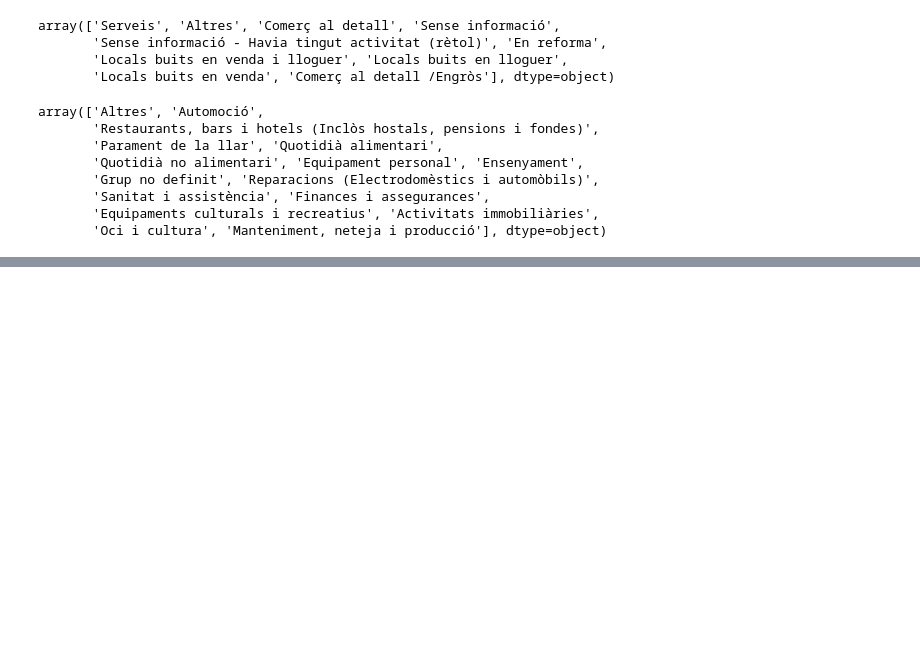
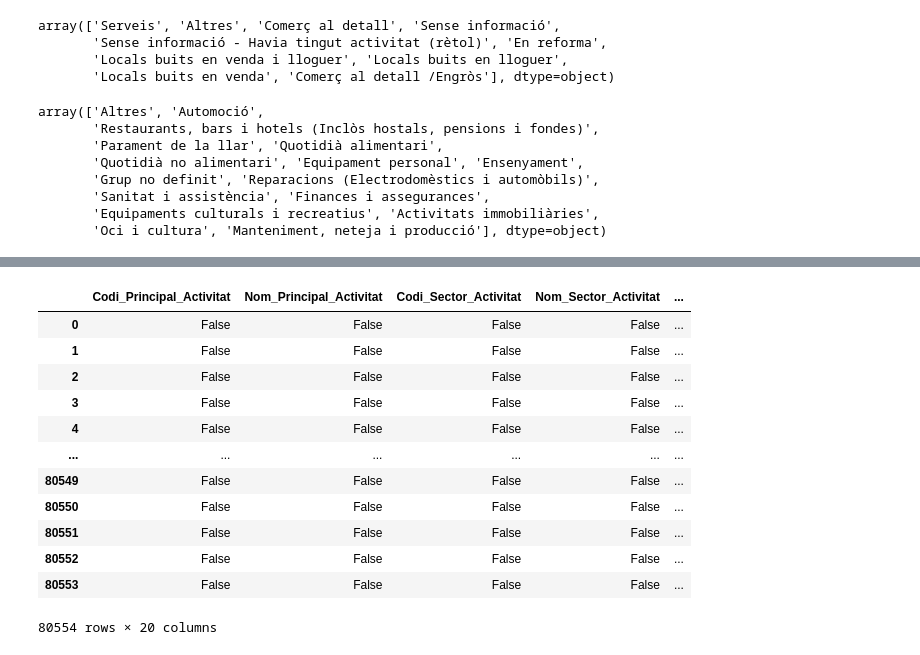
Before and after one commit to angelforlano/Hackathon-2023, a Jupyter notebook: python/notebook.ipynb, the cells around one changed output, grey strips where cells are left out. Saved outputs shown, nothing was run; the diff lists cells and outputs as text; code cells hidden in the pictures; blank space fills up the shorter version.

```diff
--- a/python/notebook.ipynb
+++ b/python/notebook.ipynb
@@ -59,0 +105,16 @@ AttributeError: 'DataFrame' object has no attribute 'dtype'
+# %%
+new_df.isnull()
+# %% [output]
+|  | Codi_Principal_Activitat | Nom_Principal_Activitat | Codi_Sector_Activitat | Nom_Sector_Activitat | ... |
+| 0 | False | False | False | False | ... |
+| 1 | False | False | False | False | ... |
+| 2 | False | False | False | False | ... |
+| 3 | False | False | False | False | ... |
+| 4 | False | False | False | False | ... |
+| ... | ... | ... | ... | ... | ... |
+| 80549 | False | False | False | False | ... |
+| 80550 | False | False | False | False | ... |
+| 80551 | False | False | False | False | ... |
+| 80552 | False | False | False | False | ... |
+| 80553 | False | False | False | False | ... |
+80554 rows × 20 columns
```
Also changed, not shown: parts of 4 cells of this notebook.
